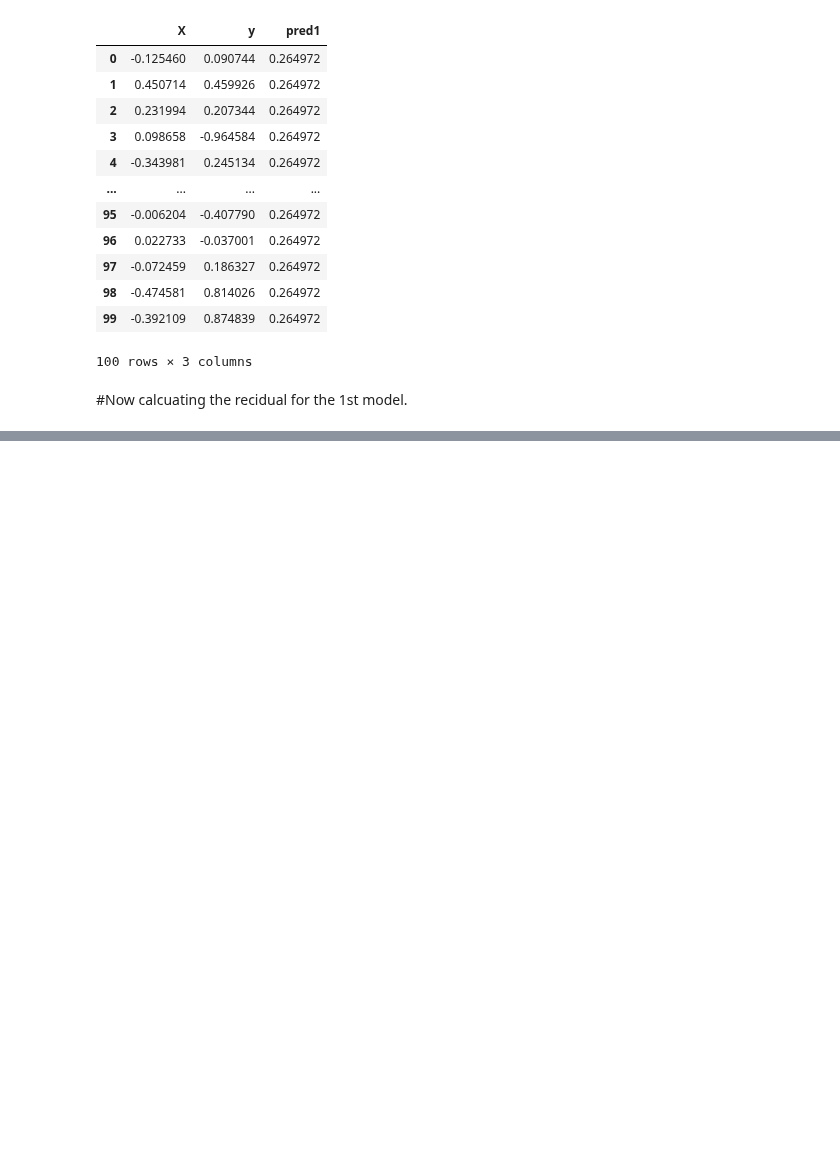
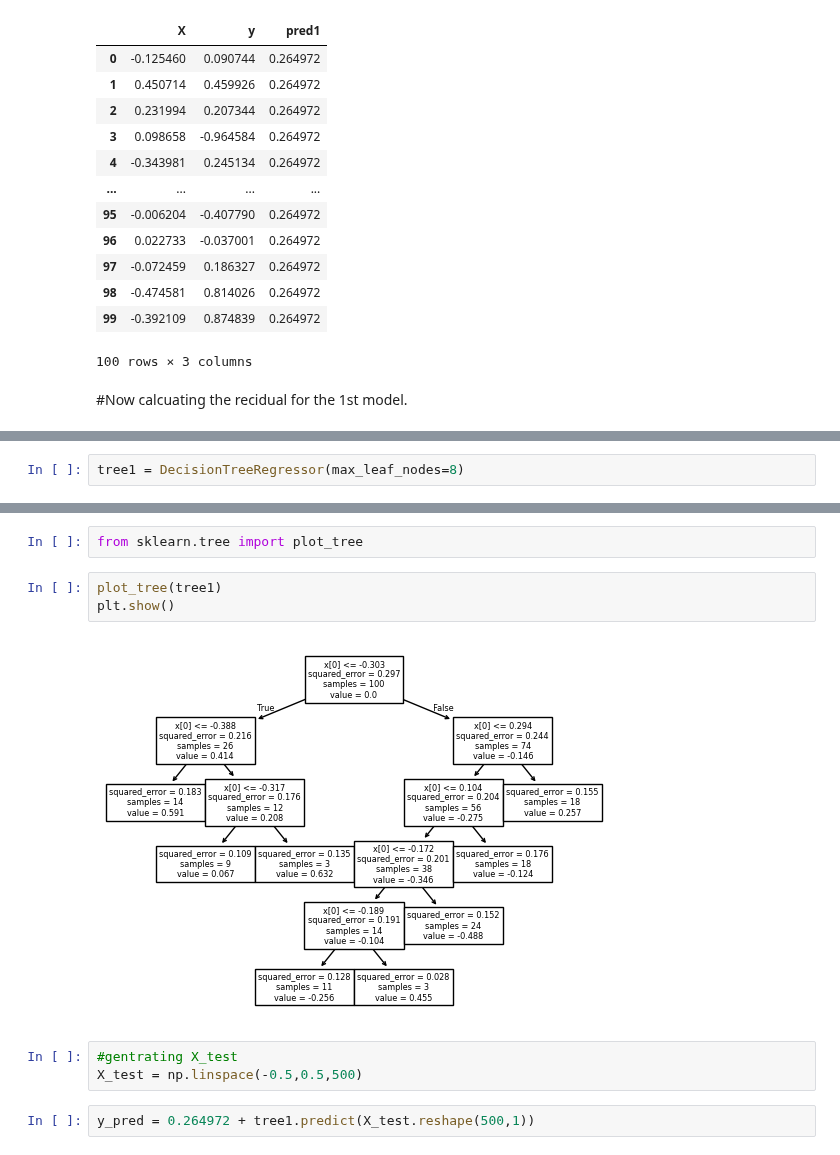
Before and after one commit to rocket0l4/ML-files, a Jupyter notebook: Gradient_boost_.ipynb, the cells around one changed output, grey strips where cells are left out. Drawn from its saved outputs; the diff is of its cells as text; blank space fills up the shorter version.

```diff
--- a/Gradient_boost_.ipynb
+++ b/Gradient_boost_.ipynb
@@ -61,0 +90,2 @@ df
+# %%
+tree1 = DecisionTreeRegressor(max_leaf_nodes=8)
@@ -61,0 +96,12 @@ df
+# %%
+from sklearn.tree import plot_tree
+# %%
+plot_tree(tree1)
+plt.show()
+# %% [output]
+[figure, added]
+# %%
+#gentrating X_test
+X_test = np.linspace(-0.5,0.5,500)
+# %%
+y_pred = 0.264972 + tree1.predict(X_test.reshape(500,1))
```
Also changed, not shown: parts of 7 cells of this notebook.
